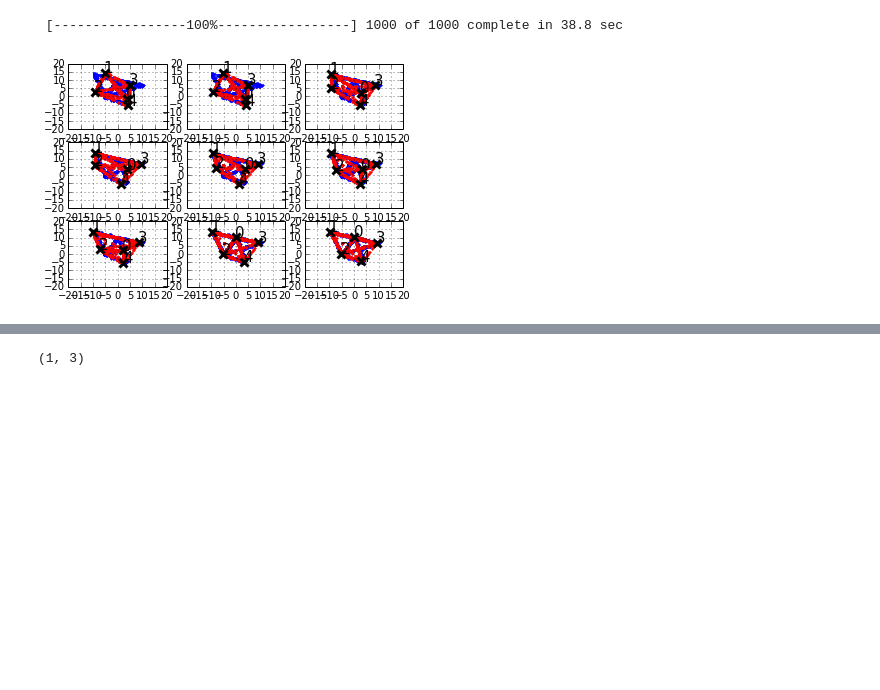
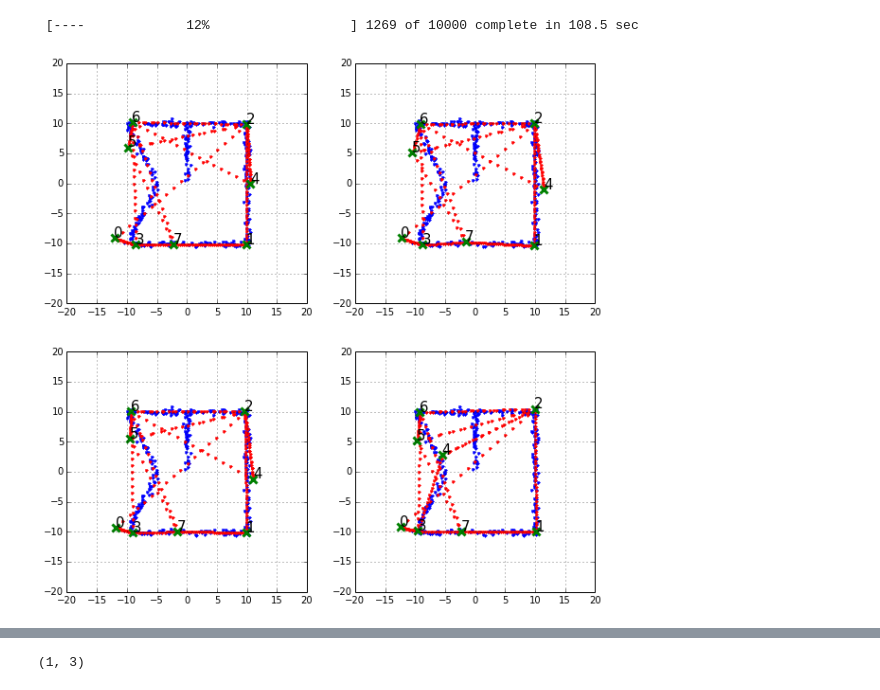
Before and after one commit to sisl/autoATC, a Jupyter notebook: MCMC/MCMC_toy.ipynb, the cells around one changed output, grey strips where cells are left out. Cells and saved outputs as stored; diff of their text form; code cells hidden in the pictures; blank space fills up the shorter version.

```diff
--- a/MCMC/MCMC_toy.ipynb
+++ b/MCMC/MCMC_toy.ipynb
@@ -3,8 +3,14 @@
 import pymc.Matplot as pymcPlt
 import pymc
 import matplotlib.pyplot as plt
+import matplotlib
 import numpy as np
+matplotlib.rcParams['figure.figsize'] = (10,10)
 # %%
 np.set_printoptions(formatter={'float': '{: 0.3f}'.format})
 # %%
 import toy
+# %%
+Mmap = pymc.MAP(toy)
+Mmap.fit()
+Mmap.logp_at_max, Mmap.logp
@@ -10,0 +20,16 @@ import toy
+# %%
+plt.plot(Mmap.x_meas, Mmap.y_meas, linestyle='', marker='.')
+
+D = Mmap.xy_points.value
+plt.plot(D[:,0], D[:,1], linestyle='', marker='.', color='r')
+
+_x_nodes = np.array([n.value for n in Mmap.x_nodes])
+_y_nodes = np.array([n.value for n in Mmap.y_nodes])
+plt.plot(_x_nodes, _y_nodes, linestyle='', marker='x', color='g', markersize=8, markeredgewidth=3)
+for (idx, (xt,yt)) in enumerate(zip(_x_nodes, _y_nodes)):
+    plt.text(xt+.1,yt+.1,idx,size=15)
+
+plt.grid("on")
+#plt.axis("equal")
+plt.xlim([-20, 20])
+plt.ylim([-20, 20])
@@ -11,33 +39,33 @@ import toy
 # %%
 M = pymc.MCMC(toy)
 # %%
-M.sample(iter=1000,thin=10)#, burn=500, thin=50)
+M.sample(iter=10000,burn=100,thin=50)#, burn=500, thin=50)
 # %% [output]
- [-----------------100%-----------------] 1000 of 1000 complete in 38.8 sec
+ [----             12%                  ] 1269 of 10000 complete in 108.5 sec
 # %%
 Niters = len(M.xy_points.trace())
 
-iters = np.linspace(0, Niters-1, 9).astype(np.int)
-iters = np.logspace(0, np.log10(Niters-1), 9).astype(np.int)
+iters = np.linspace(0, Niters-1, 4).astype(np.int)
+iters = np.logspace(0, np.log10(Niters-1), 4).astype(np.int)
 
 for (subidx, iterN) in enumerate(iters):
-    plt.subplot(3,3,subidx+1)
+    plt.subplot(2,2,subidx+1)
     plt.plot(M.x_meas, M.y_meas, linestyle='', marker='.')
     D = M.trace('xy_points')()[iterN]
     _x_nodes = np.array([M.trace('x_nodes_%i'%i)()[iterN] for i in range(len(M.x_nodes))])
     _y_nodes = np.array([M.trace('y_nodes_%i'%i)()[iterN] for i in range(len(M.x_nodes))])
 
     plt.plot(D[:,0], D[:,1], linestyle='', marker='.', color='r')
-    plt.plot(_x_nodes, _y_nodes, linestyle='', marker='x', color='k', markersize=8, markeredgewidth=3)
+    plt.plot(_x_nodes, _y_nodes, linestyle='', marker='x', color='g', markersize=8, markeredgewidth=3)
     for (idx, (xt,yt)) in enumerate(zip(_x_nodes, _y_nodes)):
         plt.text(xt+.1,yt+.1,idx,size=15)
 
     plt.grid("on")
     #plt.axis("equal")
     plt.xlim([-20, 20])
     plt.ylim([-20, 20])
 # %% [output]
-[figure, old version]
+[figure, new version]
 # %%
 toy.seeP(M.Prows)
 # %% [output]
```
Also changed, not shown: parts of 24 cells of this notebook, 1 other file.
